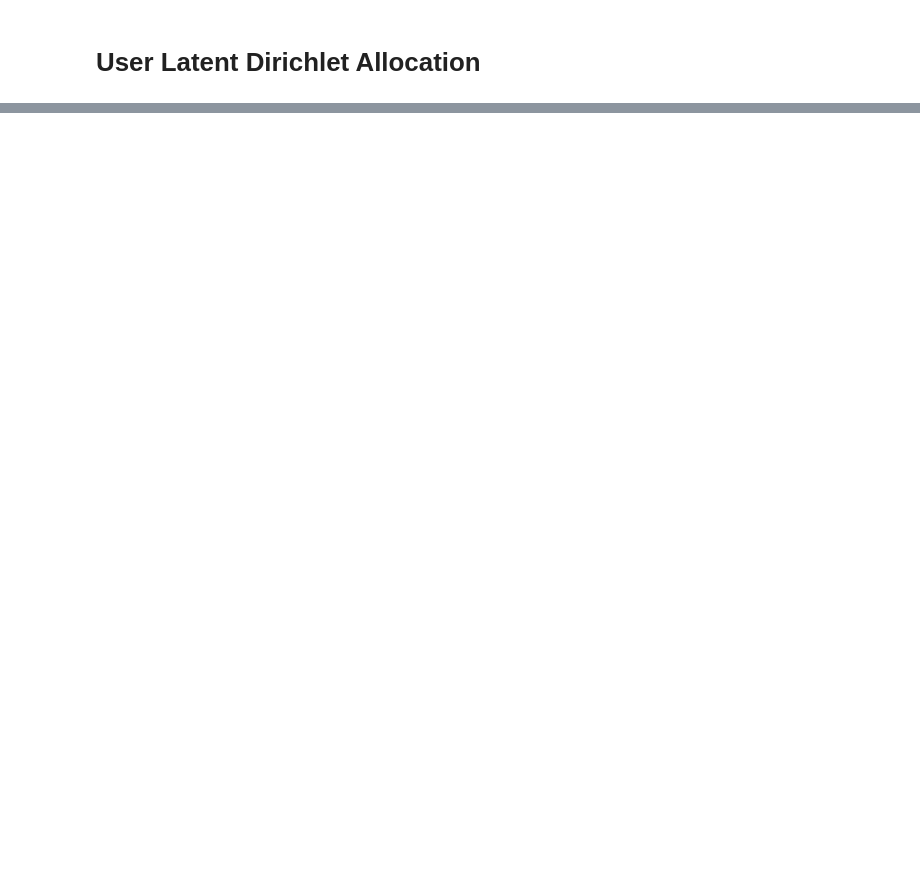
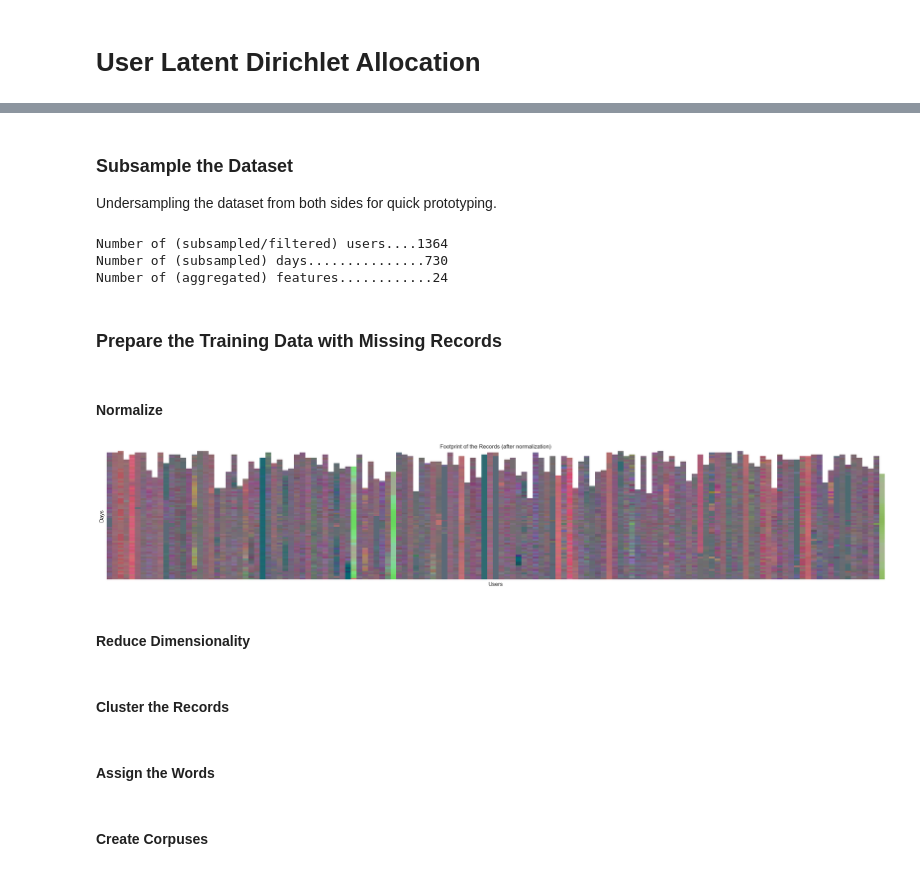
Before and after one commit to kabolat/behavio-temporal-vae, a Jupyter notebook: notebooks/lda_imputation.ipynb, the cells around one changed output, grey strips where cells are left out. Saved outputs shown, nothing was run; the diff lists cells and outputs as text; code cells hidden in the pictures; blank space fills up the shorter version.

```diff
--- a/notebooks/lda_imputation.ipynb
+++ b/notebooks/lda_imputation.ipynb
@@ -261,0 +90,22 @@ plt.plot(centers[freq_estimate], label='Frequency estimate')
+# %%
+X_missing = X.copy().astype(float)
+
+for user in range(X.shape[0]):
+    X_missing[user, :missing_days[user]] = np.nan
+# %% [markdown]
+### Subsample the Dataset
+
+Undersampling the dataset from both sides for quick prototyping.
+# %%
+USER_SUBSAMPLE_RATE, DAY_SUBSAMPLE_RATE = 1, 1
+X, X_missing = X[::USER_SUBSAMPLE_RATE, ::DAY_SUBSAMPLE_RATE, :], X_missing[::USER_SUBSAMPLE_RATE, ::DAY_SUBSAMPLE_RATE, :]
+num_users, num_days, num_features = X.shape
+X_gt_list = [X[user, :missing_days[user]]*1 for user in range(num_users)]
+
+print("{:.<40}{:.>5}".format("Number of (subsampled/filtered) users", num_users))
+print("{:.<40}{:.>5}".format("Number of (subsampled) days", num_days))
+print("{:.<40}{:.>5}".format("Number of (aggregated) features", num_features))
+# %% [output]
+Number of (subsampled/filtered) users....1364
+Number of (subsampled) days...............730
+Number of (aggregated) features............24
@@ -261,0 +115,32 @@ plt.plot(centers[freq_estimate], label='Frequency estimate')
+# %%
+X_missing = X_missing.reshape(-1, num_features)
+missing_idx = np.isnan(X_missing.sum(1))
+X_missing = X_missing[~missing_idx]
+# %% [markdown]
+### Prepare the Training Data with Missing Records
+# %% [markdown]
+#### Normalize
+# %%
+nonzero_mean, nonzero_std = utils.zero_preserved_log_stats(X_missing)
+X_missing = utils.zero_preserved_log_normalize(X_missing, nonzero_mean, nonzero_std)
+# %%
+### reduce the dimensions to three
+X_missing_rgb = np.ones((num_users*num_days, 3))
+X_missing_rgb[~missing_idx] = PCA(n_components=3).fit_transform(X_missing)
+X_missing_rgb[~missing_idx] = (X_missing_rgb[~missing_idx] - X_missing_rgb[~missing_idx].min(0)) / (X_missing_rgb[~missing_idx].max(0) - X_missing_rgb[~missing_idx].min(0))
+X_missing_rgb = X_missing_rgb.reshape(num_users, num_days, 3)[::10,::10]
+
+
+fig, ax = plt.subplots(figsize=(30,5))
+im = ax.imshow(X_missing_rgb.transpose(1,0,2), aspect='auto', interpolation='none')
+ax.set_title('Footprint of the Records (after normalization)')
+ax.set_ylabel('Days')
+ax.set_xlabel('Users')
+# remove ticks
+ax.set_yticks([])
+ax.set_xticks([])
+plt.show()
+# %% [output]
+[figure, added]
+# %% [markdown]
+#### Reduce Dimensionality
@@ -261,0 +166,2 @@ plt.plot(centers[freq_estimate], label='Frequency estimate')
+# %% [markdown]
+#### Cluster the Records
@@ -261,0 +172,2 @@ plt.plot(centers[freq_estimate], label='Frequency estimate')
+# %% [markdown]
+#### Assign the Words
@@ -261,0 +179,2 @@ plt.plot(centers[freq_estimate], label='Frequency estimate')
+# %% [markdown]
+#### Create Corpuses
```
Also changed, not shown: parts of 109 cells of this notebook, 9 other files.
